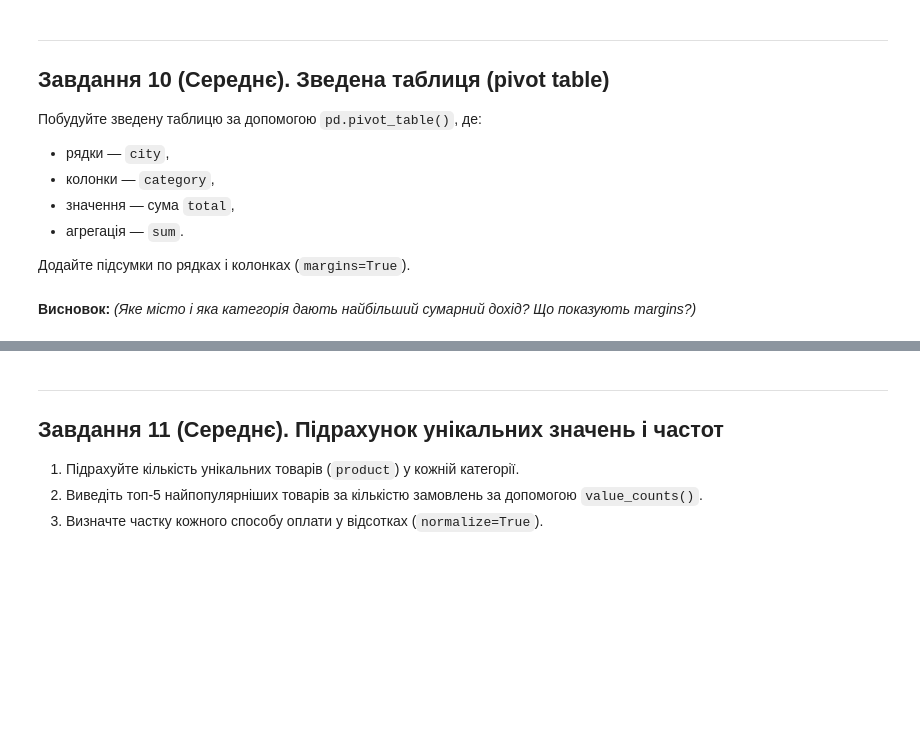
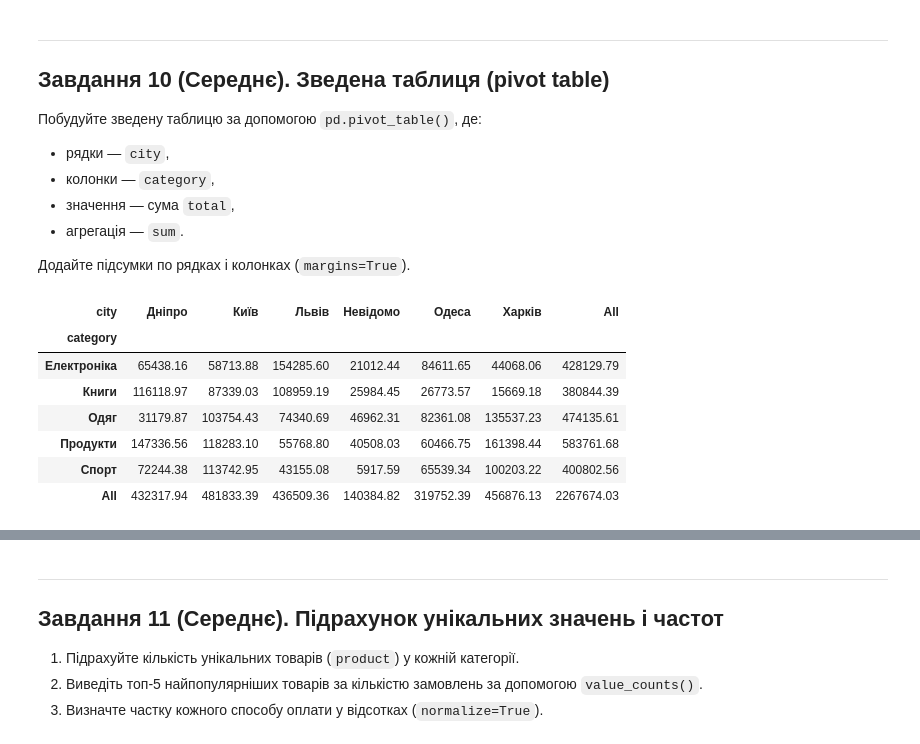
Before and after one commit to zzzer0-wav/myDTA_2026, a Jupyter notebook: classmade/PANDAS_tasks_beginners_DTA.ipynb, the cells around one changed output, grey strips where cells are left out. Drawn from its saved outputs; the diff is of its cells as text; code cells hidden in the pictures; blank space fills up the shorter version.

```diff
--- a/classmade/PANDAS_tasks_beginners_DTA.ipynb
+++ b/classmade/PANDAS_tasks_beginners_DTA.ipynb
@@ -429,2 +457,20 @@ print(df['city'].isna().sum())
-# %% [markdown]
-**Висновок:** *(Яке місто і яка категорія дають найбільший сумарний дохід? Що показують margins?)*
+# %%
+# Ваш код тут
+pivot = df.pivot_table(
+    columns='city',
+    index='category',
+    values='total',
+    aggfunc='sum',
+    margins=True
+)
+
+pivot
+# %% [output]
+| city | Дніпро | Київ | Львів | Невідомо | Одеса | Харків | All |
+| category |  |  |  |  |  |  |  |
+| Електроніка | 65438.16 | 58713.88 | 154285.60 | 21012.44 | 84611.65 | 44068.06 | 428129.79 |
+| Книги | 116118.97 | 87339.03 | 108959.19 | 25984.45 | 26773.57 | 15669.18 | 380844.39 |
+| Одяг | 31179.87 | 103754.43 | 74340.69 | 46962.31 | 82361.08 | 135537.23 | 474135.61 |
+| Продукти | 147336.56 | 118283.10 | 55768.80 | 40508.03 | 60466.75 | 161398.44 | 583761.68 |
+| Спорт | 72244.38 | 113742.95 | 43155.08 | 5917.59 | 65539.34 | 100203.22 | 400802.56 |
+| All | 432317.94 | 481833.39 | 436509.36 | 140384.82 | 319752.39 | 456876.13 | 2267674.03 |
```
Also changed, not shown: parts of 27 cells of this notebook.
